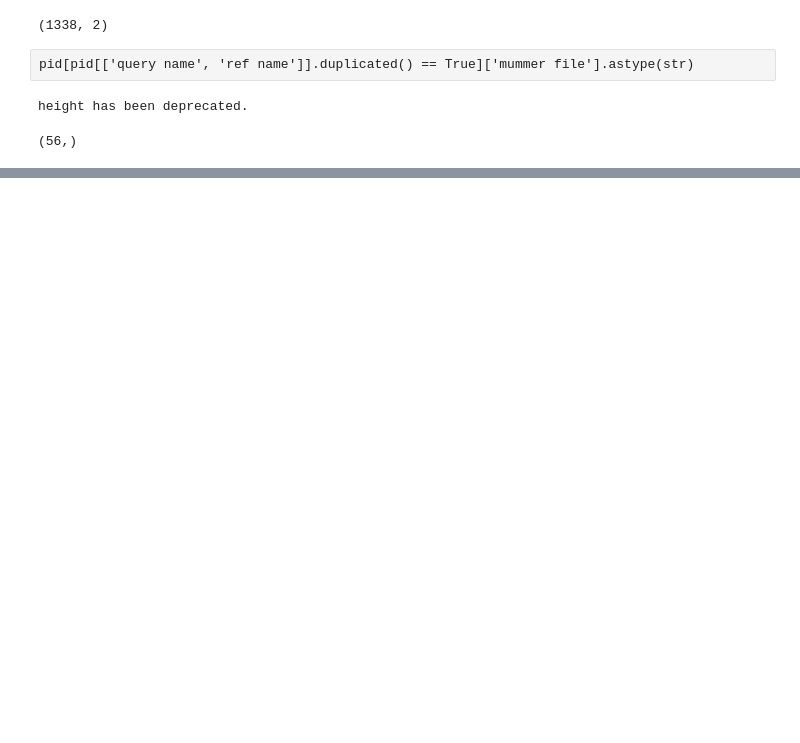
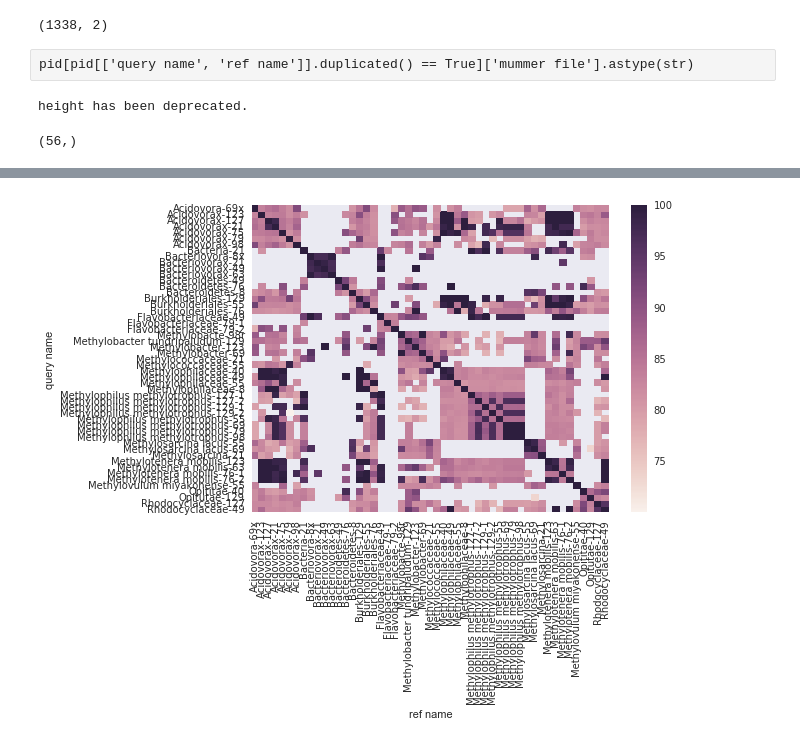
Before and after one commit to JanetMatsen/meta4_bins_janalysis, a Jupyter notebook: compare_fauzi_bins/Develop_mummer_aggregation.ipynb, the cells around one changed output, grey strips where cells are left out. Cells and saved outputs as stored; diff of their text form; code cells hidden in the pictures; blank space fills up the shorter version.

```diff
--- a/compare_fauzi_bins/Develop_mummer_aggregation.ipynb
+++ b/compare_fauzi_bins/Develop_mummer_aggregation.ipynb
@@ -150,3 +179,7 @@ pid[pid[['query name', 'ref name']].duplicated() == True]['mummer file'].astype(
+# %%
+# Drop Methylotenera mobilis-49 from all the analysis.
+pid = pid[pid['query name'] != 'Methylotenera mobilis-49']
+pid = pid[pid['ref name'] != 'Methylotenera mobilis-49']
 # %%
 pid[pid[['query name', 'ref name']].duplicated() == True]['mummer file'].astype(str)
 # %% [output]
@@ -191,4 +192,4 @@ Name: mummer file, dtype: bool
 # %%
-pid[['query name', 'ref name','% identity']
+res_piv = pid[['query name', 'ref name','% identity']
              ].pivot(index='query name',
-                     columns = 'query name', values = '% identity')
+                     columns = 'ref name', values = '% identity')
@@ -225,0 +217,4 @@ pid[].drop_duplicates().shape
+# %%
+p = sns.heatmap(res_piv)
+# %% [output]
+[figure, added]
```
Also changed, not shown: parts of 26 cells of this notebook.
